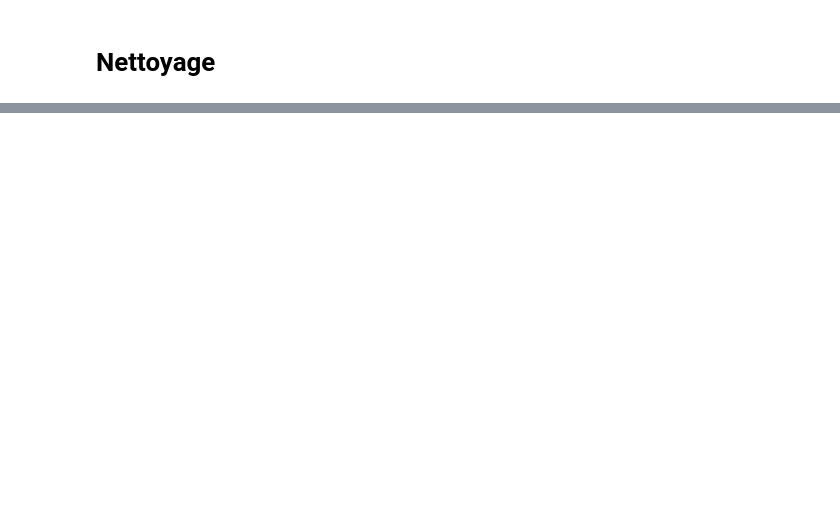
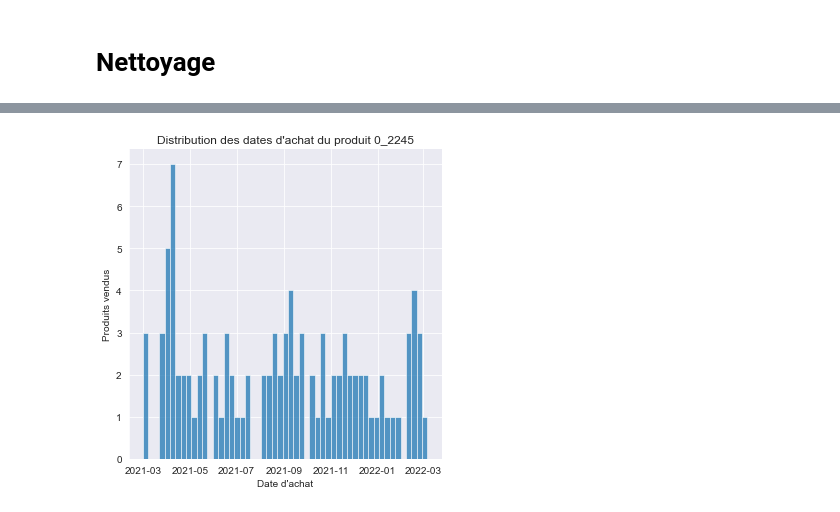
Before and after one commit to gllmfrnr/oc-da, a Jupyter notebook: p4/p4.ipynb, the cells around one changed output, grey strips where cells are left out. Drawn from its saved outputs; the diff is of its cells as text; code cells hidden in the pictures; blank space fills up the shorter version.

```diff
--- a/p4/p4.ipynb
+++ b/p4/p4.ipynb
@@ -1179,5 +359,0 @@ plt.show()
-# %%
-# Nouvelle colonne date : mois
-data['weekday'] = pd.DatetimeIndex(data['date']).weekday
-data['day'] = pd.DatetimeIndex(data['date']).day
-data['month'] = pd.DatetimeIndex(data['date']).month
@@ -1258,0 +410,5 @@ Kurtosis :  -1.2
+# %%
+lignes_test = data[(data['Prix'] == -1) & (data['Date'].str.contains('test_'))]
+lignes_test
+
+# --> La combinaison des 2 valeurs aberrantes renvoie bien aux mêmes 74 lignes
@@ -1258,0 +440,12 @@ Kurtosis :  -1.2
+# %%
+# Type de la variable 'date' avant conversion
+print(
+    style.bold + 'Type de la variable date :\n' + style.end +
+    'Avant conversion :', type(data['Date'].loc[0])
+)
+
+# Conversion de la variable 'date' en datetime
+data['Date'] = pd.to_datetime(data['Date'], format='%Y-%m-%d')
+
+# Type, après conversion
+print('Après conversion :', type(data['Date'].loc[0]))
@@ -1258,0 +480,4 @@ Kurtosis :  -1.2
+# %%
+# Sous-échantillon ne contenant que le produit '0_2245'
+subset_2245 = data[data['id_prod']=='0_2245']
+subset_2245
@@ -1258,0 +511,18 @@ Kurtosis :  -1.2
+# %%
+g = sns.displot(
+    subset_2245,
+    x="Date",
+    binwidth=7, # (1 classe = 1 semaine)
+    #element='step'
+    )
+g = (g.set_axis_labels(
+    'Date d\'achat',
+    'Produits vendus'
+))
+plt.title('Distribution des dates d\'achat du produit 0_2245')
+plt.show(g)
+
+# --> Les dates sont assez normalement réparties sur toutes l'année
+# --> On ne peut pas se baser sur la date pour déterminer les données manquantes
+# %% [output]
+[figure, added]
```
Also changed, not shown: parts of 168 cells of this notebook.
